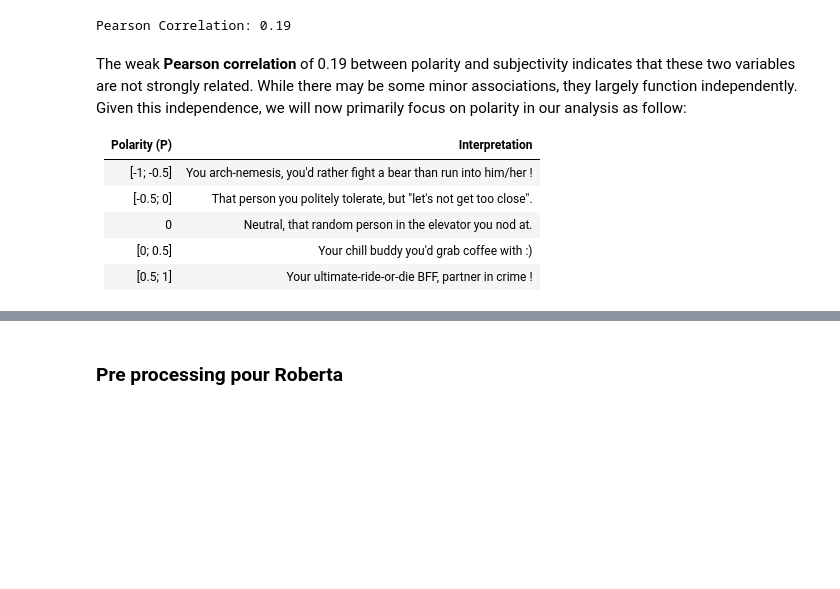
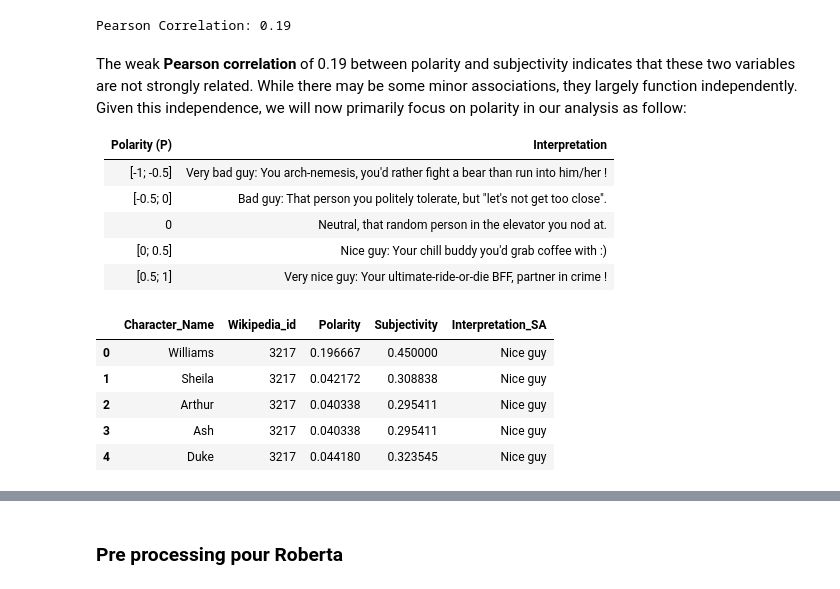
Before and after one commit to epfl-ada/ada-2024-project-adadasurmonbidet2024, a Jupyter notebook: results.ipynb, the cells around one changed output, grey strips where cells are left out. Cells and saved outputs as stored; diff of their text form; code cells hidden in the pictures; blank space fills up the shorter version.

```diff
--- a/results.ipynb
+++ b/results.ipynb
@@ -697,8 +684,18 @@ The weak **Pearson correlation** of 0.19 between polarity and subjectivity indic
 
 | Polarity (P)    | Interpretation                |
 |---------------------|------------------------|
-| [-1; -0.5]      | You arch-nemesis, you'd rather fight a bear than run into him/her !        |
-| [-0.5; 0]       | That person you politely tolerate, but "let's not get too close".     |
+| [-1; -0.5]      | Very bad guy: You arch-nemesis, you'd rather fight a bear than run into him/her !        |
+| [-0.5; 0]       | Bad guy: That person you politely tolerate, but "let's not get too close".     |
 | 0               | Neutral, that random person in the elevator you nod at.                          |
-| [0; 0.5]        | Your chill buddy you'd grab coffee with :)      |
-| [0.5; 1]        | Your ultimate-ride-or-die BFF, partner in crime !        |
+| [0; 0.5]        | Nice guy: Your chill buddy you'd grab coffee with :)      |
+| [0.5; 1]        | Very nice guy: Your ultimate-ride-or-die BFF, partner in crime !        |
+# %%
+df_sentiment_analysis_textblob['Interpretation_SA'] = df_sentiment_analysis_textblob['Polarity'].apply(interpret_polarity)
+df_sentiment_analysis_textblob.head()
+# %% [output]
+|  | Character_Name | Wikipedia_id | Polarity | Subjectivity | Interpretation_SA |
+| 0 | Williams | 3217 | 0.196667 | 0.450000 | Nice guy |
+| 1 | Sheila | 3217 | 0.042172 | 0.308838 | Nice guy |
+| 2 | Arthur | 3217 | 0.040338 | 0.295411 | Nice guy |
+| 3 | Ash | 3217 | 0.040338 | 0.295411 | Nice guy |
+| 4 | Duke | 3217 | 0.044180 | 0.323545 | Nice guy |
```
Also changed, not shown: parts of 15 cells of this notebook, 2 other files.
